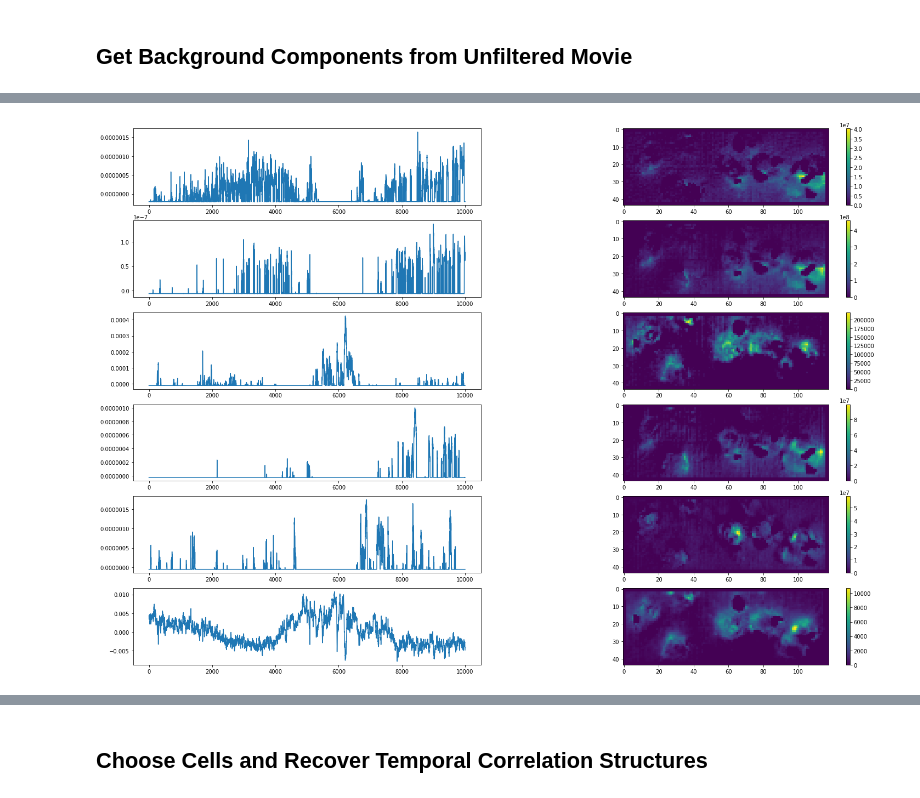
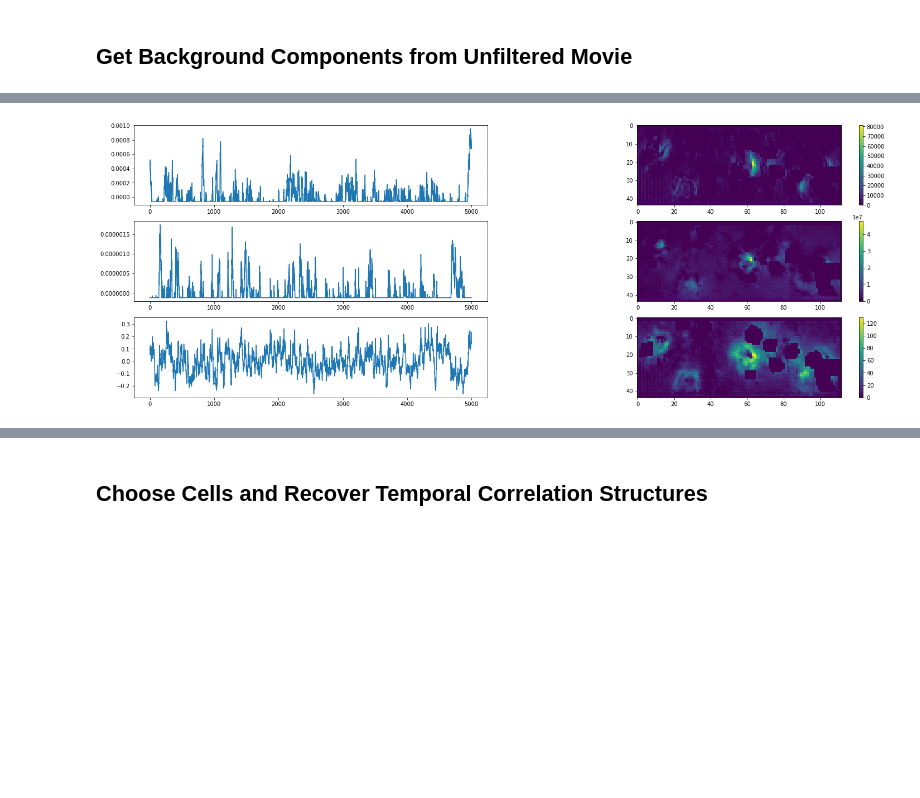
Before and after one commit to adamcohenlab/invivo-imaging, a Jupyter notebook: demix/main.ipynb, the cells around one changed output, grey strips where cells are left out. Cells and saved outputs as stored; diff of their text form; code cells hidden in the pictures; blank space fills up the shorter version.

```diff
--- a/demix/main.ipynb
+++ b/demix/main.ipynb
@@ -77,8 +79,8 @@ if bg_flag:
 
     # bin the spatial components
     fb_ini = fb_ini.reshape(mov.shape[1],mov.shape[0],-1).transpose(1,0,2)
-    fb_ini = fb_ini.reshape(int(fb_ini.shape[0]/2),2,int(fb_ini.shape[1]/2),2,fb_ini.shape[2])
-    fb_ini = np.mean(np.mean(fb_ini,axis=1),axis=2)
+#     fb_ini = fb_ini.reshape(int(fb_ini.shape[0]/2),2,int(fb_ini.shape[1]/2),2,fb_ini.shape[2])
+#     fb_ini = np.mean(np.mean(fb_ini,axis=1),axis=2)
 
     fb_ini.shape
 
@@ -95,7 +97,7 @@ if bg_flag:
 # %%
 if bg_flag:
     # select which background components to use for initialization
-    bkg_components = range(6)
+    bkg_components = range(3)
 
     fb_ini = fb_ini[:,:,bkg_components].reshape(movB.shape[0]*movB.shape[1],len(bkg_components))
     ff_ini = ff_ini[:,bkg_components]
@@ -118,7 +120,7 @@ rlt=sup.axon_pipeline_Y(movHP[:,:,first_frame:last_frame].copy(), fb_ini = np.ze
 
                         # correlation threshold for finding superpixels
                         # (range around 0.8-0.99)
-                        cut_off_point = [0.97],
+                        cut_off_point = [0.95],
 
                         # minimum pixel count of a superpixel
                         # don't need to change these unless cell sizes change
@@ -139,11 +141,11 @@ rlt=sup.axon_pipeline_Y(movHP[:,:,first_frame:last_frame].copy(), fb_ini = np.ze
                         ##### Cell-finding, NMF parameters
                         # correlation threshold of pixel with superpixel trace to include pixel in cell
                         # (range 0.3-0.6)
-                        corr_th_fix = 0.5,
+                        corr_th_fix = 0.4,
 
                         # correlation threshold for merging two cells
                         # (default 0.8, but likely don't need to change)
-                        merge_corr_thr = 0.6,
+                        merge_corr_thr = 0.8,
 
                         ##### Other options
                         # if True, only superpixel analysis run; if False, NMF is also run to find cells
@@ -257,8 +259,8 @@ Ok to proceed? (y/n) y
 ## Get Background Components from Unfiltered Movie
 # %%
 # rank of background to model, if none selected
-bg_rank = 6;
-final_cells = [0,1,2,3,4,5,6]
+bg_rank = 3;
+final_cells = [0,1,3,5,7]
 
 nCells = len(final_cells)
 
@@ -343,19 +345,19 @@ for cell_num in range(cell_ct):
 # %%
 # plot all background traces and footprints
 bg_rank = fb.shape[1]
 
 plt.figure(figsize=(25,3*bg_rank))
 
 for bkgd_num in range(bg_rank):
     plt.subplot(bg_rank,2,2*bkgd_num+1)
     plt.plot(ff[:,bkgd_num])
 
-    bkgd_comp = fb[:,bkgd_num].reshape(movB.shape[1::-1]).transpose(1,0)
+    bkgd_comp = fb[:,bkgd_num].reshape(movB.shape[1::-1])#.transpose(1,0)
     plt.subplot(bg_rank,2,2*bkgd_num+2)
     plt.imshow(bkgd_comp);
     plt.colorbar();
 # %% [output]
-[figure, old version]
+[figure, new version]
 # %%
 proc = input('Ok to proceed? (y/n) ')
 
```
Also changed, not shown: parts of 13 cells of this notebook, 28 other files.
